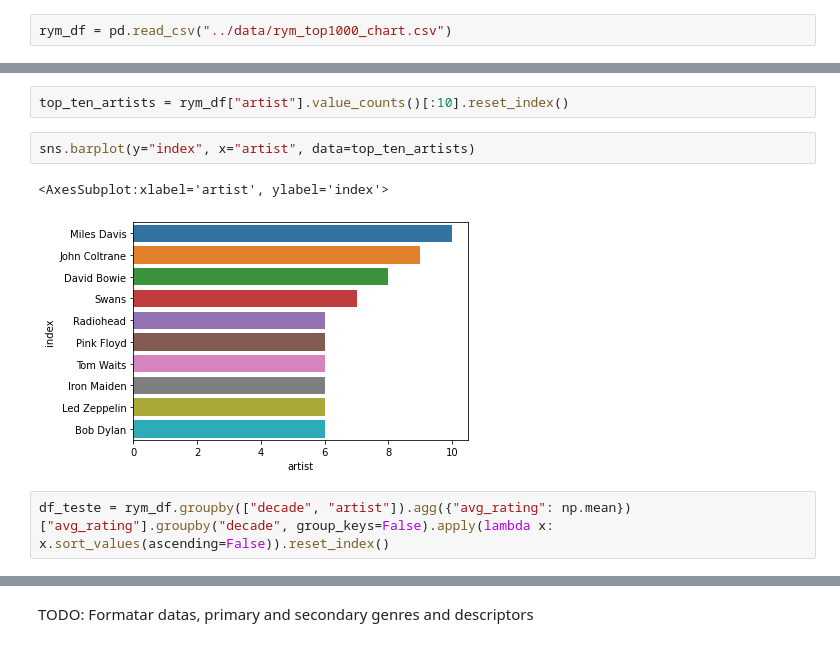
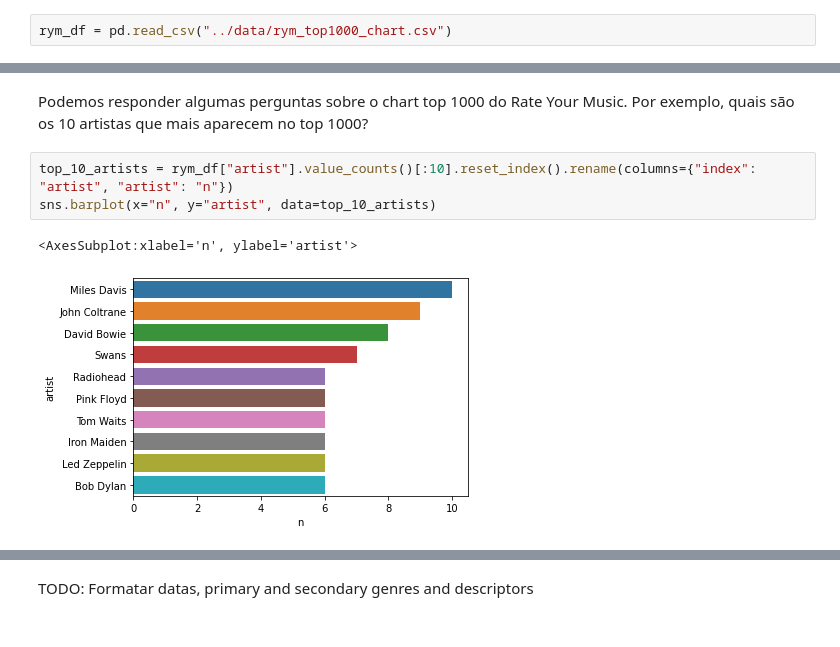
Before and after one commit to silasge/rym-exploratoria, a Jupyter notebook: notebooks/rym_analise_exploratoria.ipynb, the cells around one changed output, grey strips where cells are left out. Cells and saved outputs as stored; diff of their text form.

```diff
--- a/notebooks/rym_analise_exploratoria.ipynb
+++ b/notebooks/rym_analise_exploratoria.ipynb
@@ -21,9 +34,8 @@ rym_df = pd.read_csv("../data/rym_top1000_chart.csv")
+# %% [markdown]
+Podemos responder algumas perguntas sobre o chart top 1000 do Rate Your Music. Por exemplo, quais são os 10 artistas que mais aparecem no top 1000?
 # %%
-top_ten_artists = rym_df["artist"].value_counts()[:10].reset_index()
+top_10_artists = rym_df["artist"].value_counts()[:10].reset_index().rename(columns={"index": "artist", "artist": "n"})
+sns.barplot(x="n", y="artist", data=top_10_artists)
+# %% [output]
+<AxesSubplot:xlabel='n', ylabel='artist'>
+[figure, added]
-# %%
-sns.barplot(y="index", x="artist", data=top_ten_artists)
-# %% [output]
-<AxesSubplot:xlabel='artist', ylabel='index'>
-[figure, removed]
-# %%
-df_teste = rym_df.groupby(["decade", "artist"]).agg({"avg_rating": np.mean})["avg_rating"].groupby("decade", group_keys=False).apply(lambda x: x.sort_values(ascending=False)).reset_index()
```
Also changed, not shown: parts of 17 cells of this notebook.
